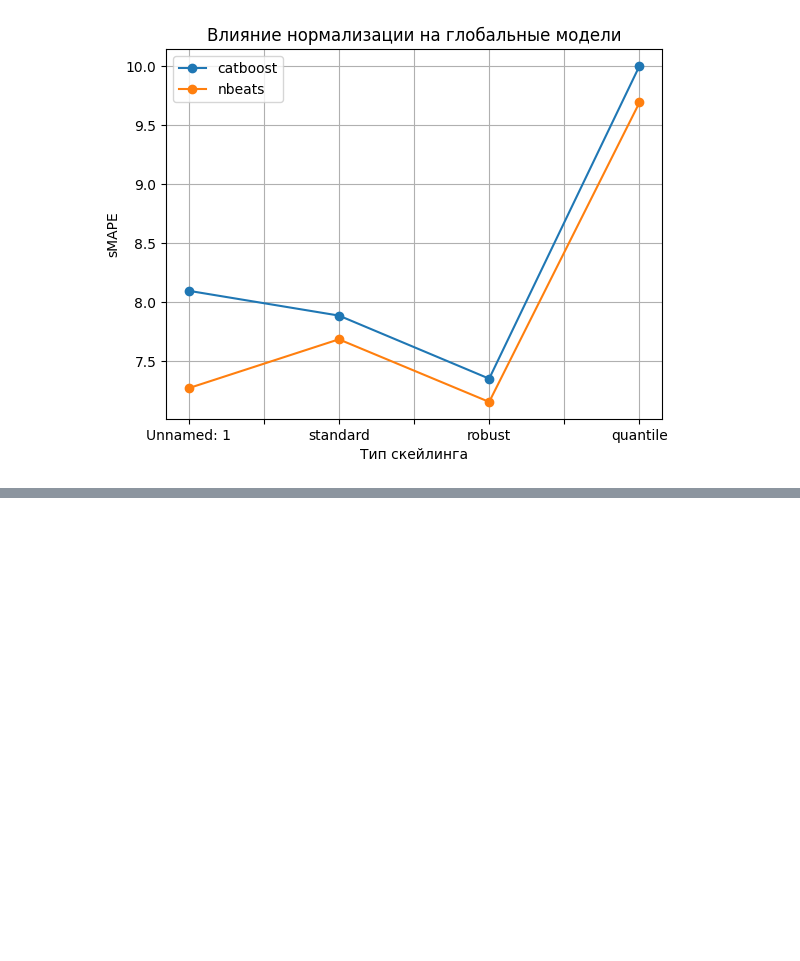
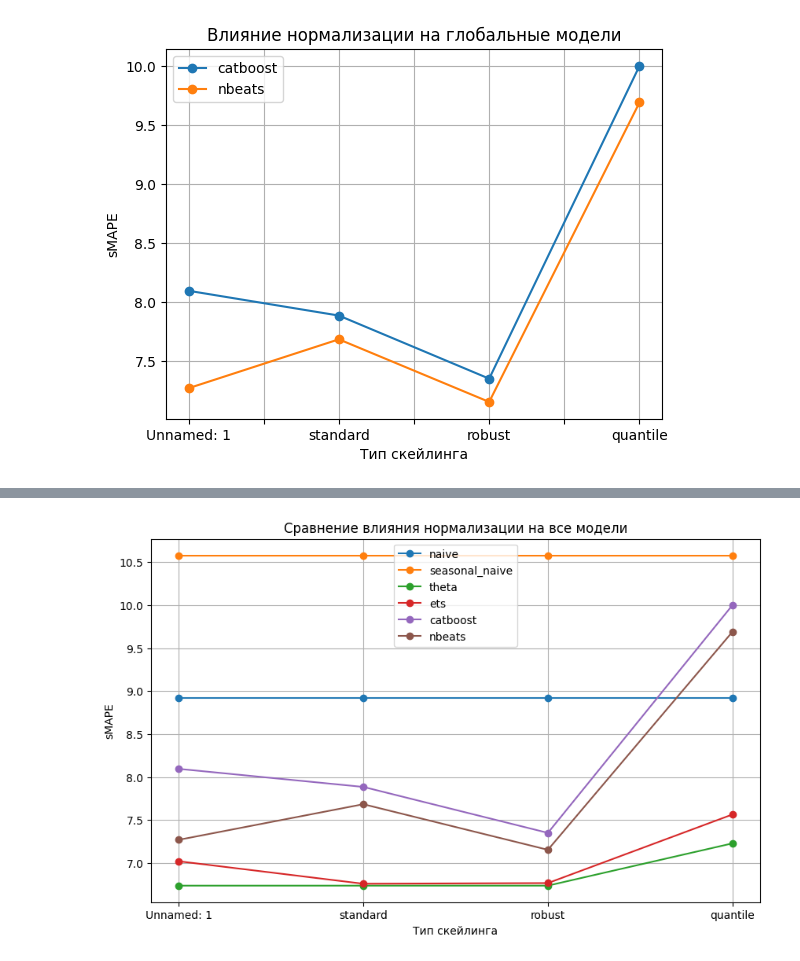
Before and after one commit to aldarovav/TS_project, a Jupyter notebook: results/analysis_results.ipynb, the cells around one changed output, grey strips where cells are left out. Cells and saved outputs as stored; diff of their text form; code cells hidden in the pictures; blank space fills up the shorter version.

```diff
--- a/results/analysis_results.ipynb
+++ b/results/analysis_results.ipynb
@@ -234,0 +266,12 @@ df
+# %%
+plt.figure(figsize=(10,6))
+for model in df.index:
+    plt.plot(df.columns, df.loc[model], marker='o', label=model)
+plt.xlabel('Тип скейлинга')
+plt.ylabel('sMAPE')
+plt.title('Сравнение влияния нормализации на все модели')
+plt.legend()
+plt.grid(True)
+plt.show()
+# %% [output]
+[figure, added]
```
Also changed, not shown: parts of 6 cells of this notebook.
